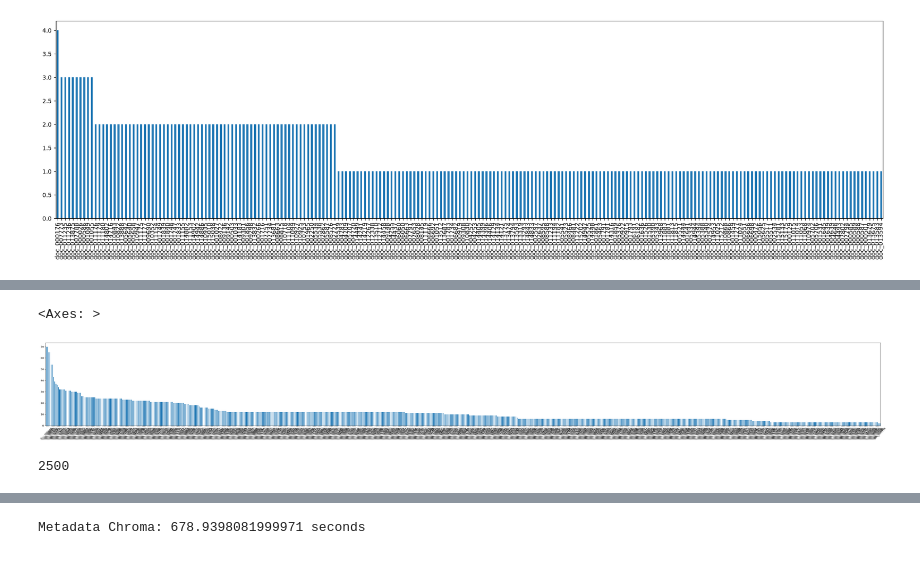
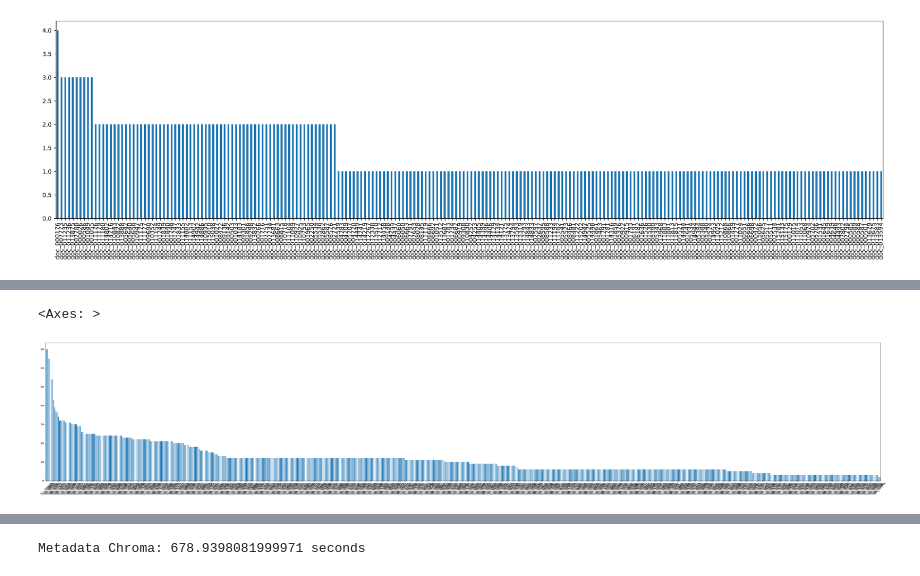
Before and after one commit to XenoBoss78/RAG_System_Comparison, a Jupyter notebook: Temporal-Testing/TemporalMemoryRetrieval.ipynb, the cells around one changed output, grey strips where cells are left out. Cells and saved outputs as stored; diff of their text form; code cells hidden in the pictures.

```diff
--- a/Temporal-Testing/TemporalMemoryRetrieval.ipynb
+++ b/Temporal-Testing/TemporalMemoryRetrieval.ipynb
@@ -81,3 +82,14 @@ print(f"Saved {len(sample_docs)} connected document IDs to {subset_doc_ids_path}
 276
 Saved 150 LT-QA records to C:\Users\hello2\Documents\Inception\Temporal-Testing\ltqa_subset_questions_ex.json
 Saved 276 connected document IDs to C:\Users\hello2\Documents\Inception\Temporal-Testing\ltqa_subset_doc_ids_ex.json
+# %%
+nqa = 100
+question_sampler = random.Random(SEED)
+smoke_test_ltqa = question_sampler.sample(ltqa, nqa)
+sample_docs = set()
+for sample_qa in smoke_test_ltqa:
+    docs = set(sample_qa["doc_ids"])
+    sample_docs.update(docs)
+
+print(len(smoke_test_ltqa))
+print(len(sample_docs))
@@ -93,3 +108,8 @@ pd.Series(doc_freq).sort_values(ascending=False).plot.bar(figsize=(25, 6))
 # %% [output]
 <Axes: >
 [figure]
+# %%
+que_freq = {}
+for sample_qa in smoke_test_ltqa:
+    que_freq[sample_qa["q_id"]] = len(sample_qa["doc_ids"])
+pd.Series(que_freq).sort_values(ascending=False).plot.bar(figsize=(25, 6))
@@ -96,16 +119,12 @@ pd.Series(doc_freq).sort_values(ascending=False).plot.bar(figsize=(25, 6))
 # %%
 doc_freq = {}
 for sample_qa in ltqa:
     for docid in sample_qa["doc_ids"]:
         if docid in doc_freq.keys():
             doc_freq[docid] += 1
         else:
             doc_freq[docid] = 1
-pd.Series(doc_freq).sort_values(ascending=False).plot.bar(figsize=(60, 6),rot=45)
+pd.Series(doc_freq).sort_values(ascending=False).plot.bar(figsize=(60, 10),rot=45)
 # %% [output]
 <Axes: >
-[figure, old version]
+[figure, new version]
-# %%
-len(ltqa)
-# %% [output]
-2500
```
Also changed, not shown: parts of 28 cells of this notebook, 4 other files.
